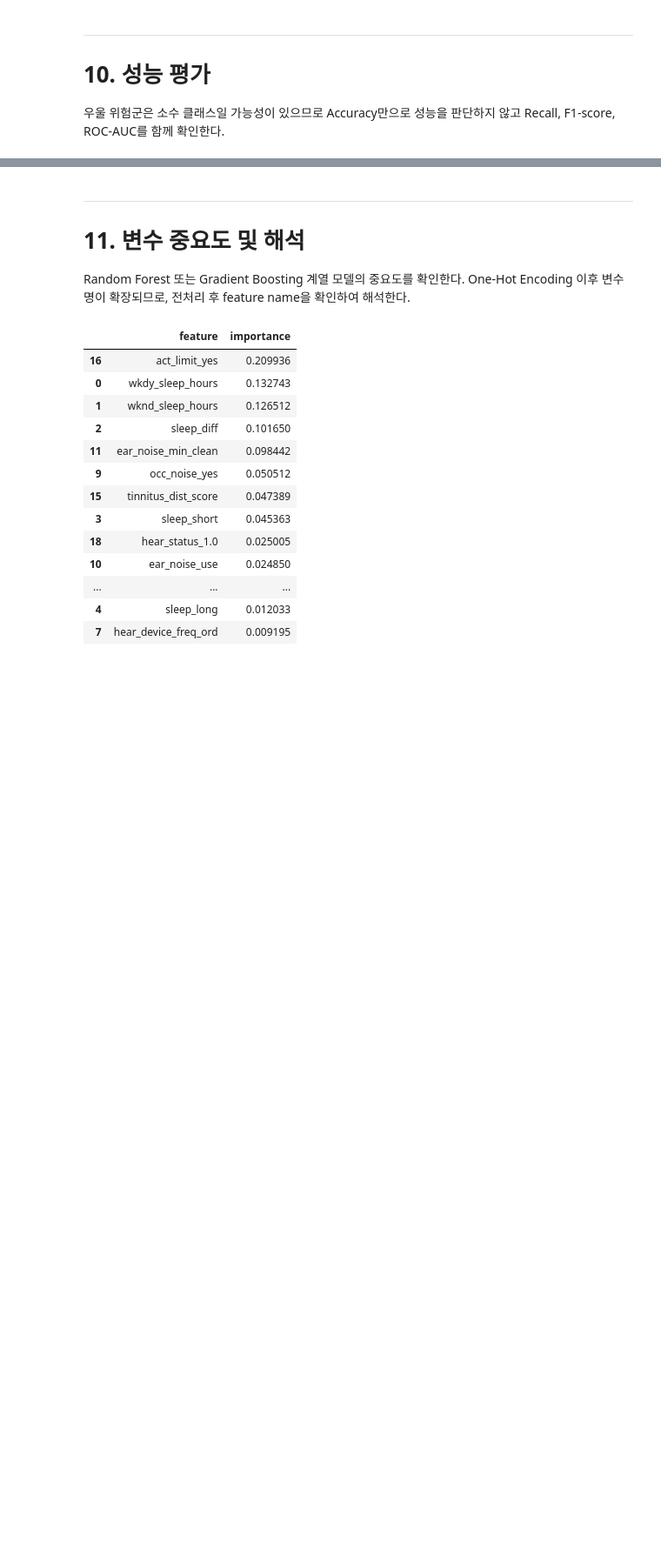
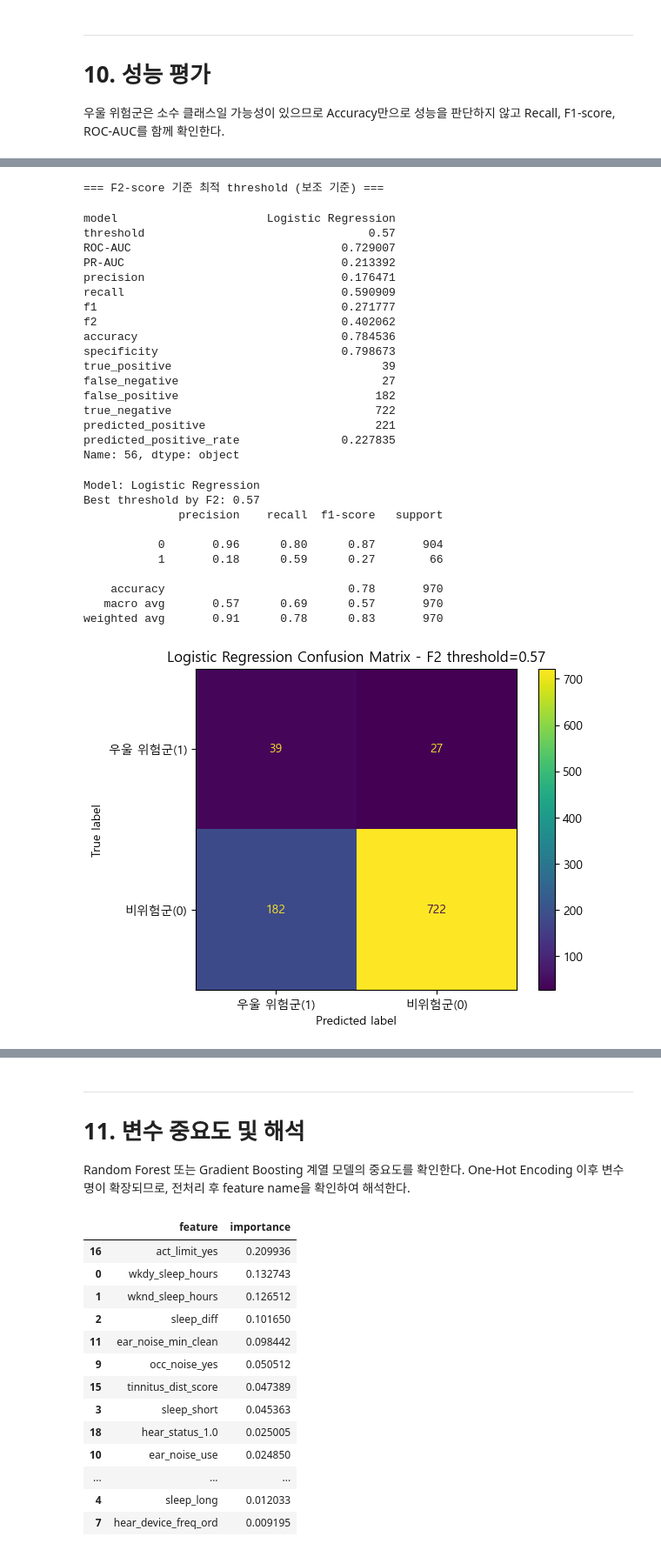
Before and after one commit to 2026-1st/Team-5, a Jupyter notebook: Team5_KNHANES2022_Project.ipynb, the cells around one changed output, grey strips where cells are left out. Shown at 87% size. Drawn from its saved outputs; the diff is of its cells as text; code cells hidden in the pictures; blank space fills up the shorter version.

```diff
--- a/Team5_KNHANES2022_Project.ipynb
+++ b/Team5_KNHANES2022_Project.ipynb
@@ -1163,0 +1679,56 @@ weighted avg       0.91      0.89      0.90       970
+# %%
+# +추가본: F2-score 기준 threshold 선택
+# F2-score는 Recall에 더 큰 가중치를 주지만, Precision도 함께 반영하는 보조 기준입니다.
+# 단, 최종 조기 선별 기준은 다음 셀의 target_recall 기반 threshold를 우선합니다.
+
+best_f2_threshold_row = threshold_df.loc[threshold_df["f2"].idxmax()]
+best_f2_threshold = best_f2_threshold_row["threshold"]
+
+print("=== F2-score 기준 최적 threshold (보조 기준) ===")
+display(best_f2_threshold_row)
+
+# F2 기준 threshold 적용
+y_pred_log_f2 = (y_proba_log >= best_f2_threshold).astype(int)
+
+print()
+print(f"Model: {threshold_model_name}")
+print(f"Best threshold by F2: {best_f2_threshold}")
+print(classification_report(y_test, y_pred_log_f2, zero_division=0))
+
+# 시각화용 Confusion Matrix는 양성 클래스(우울 위험군=1)를 왼쪽 위에 배치
+# 행: 실제값, 열: 예측값 / 왼쪽 위 = TP(실제 우울 위험군을 우울 위험군으로 예측)
+cm = confusion_matrix(y_test, y_pred_log_f2, labels=[1, 0])
+disp = ConfusionMatrixDisplay(confusion_matrix=cm, display_labels=["우울 위험군(1)", "비위험군(0)"])
+disp.plot()
+plt.title(f"{threshold_model_name} Confusion Matrix - F2 threshold={best_f2_threshold}")
+plt.show()
+# %% [output]
+=== F2-score 기준 최적 threshold (보조 기준) ===
+model                      Logistic Regression
+threshold                                 0.57
+ROC-AUC                               0.729007
+PR-AUC                                0.213392
+precision                             0.176471
+recall                                0.590909
+f1                                    0.271777
+f2                                    0.402062
+accuracy                              0.784536
+specificity                           0.798673
+true_positive                               39
+false_negative                              27
+false_positive                             182
+true_negative                              722
+predicted_positive                         221
+predicted_positive_rate               0.227835
+Name: 56, dtype: object
+Model: Logistic Regression
+Best threshold by F2: 0.57
+              precision    recall  f1-score   support
+
+           0       0.96      0.80      0.87       904
+           1       0.18      0.59      0.27        66
+
+    accuracy                           0.78       970
+   macro avg       0.57      0.69      0.57       970
+weighted avg       0.91      0.78      0.83       970
+[figure, added]
```
Also changed, not shown: parts of 41 cells of this notebook.
